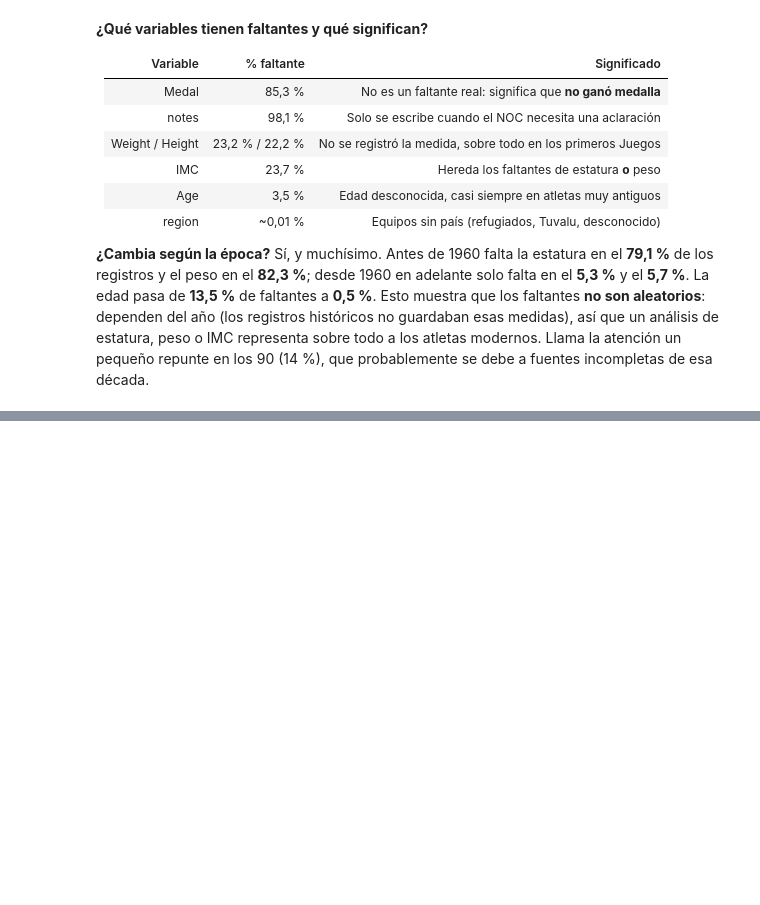
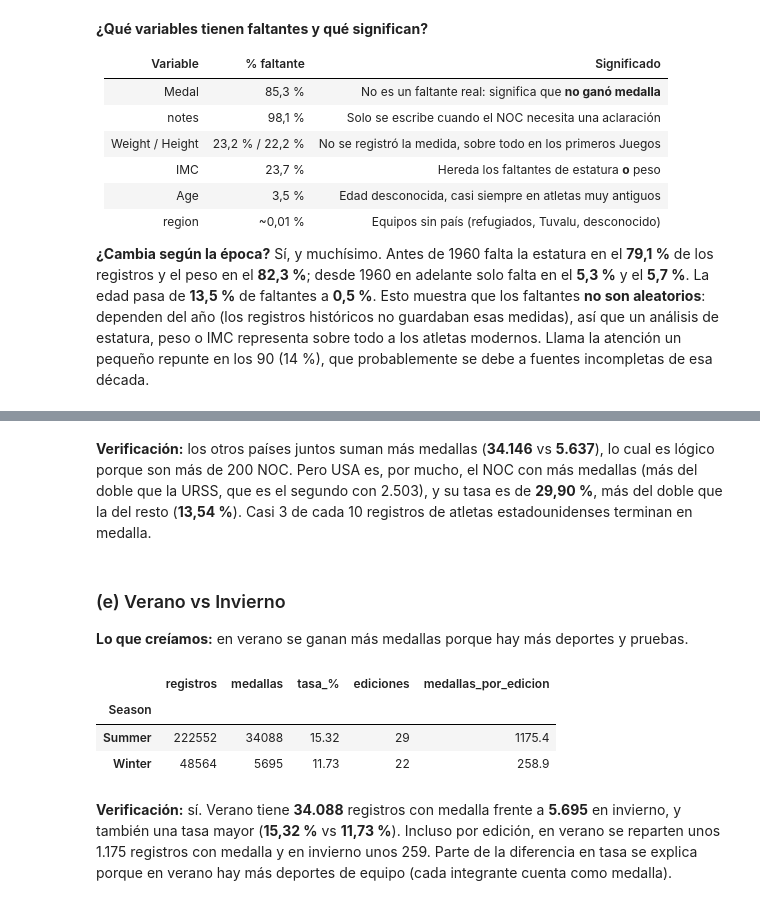
Before and after one commit to jjacxx14/taller-pandas-olimpiadas-grupoJJ, a Jupyter notebook: notebooks/proyecto_olimpiadas.ipynb, the cells around one changed output, grey strips where cells are left out. Saved outputs shown, nothing was run; the diff lists cells and outputs as text; code cells hidden in the pictures; blank space fills up the shorter version.

```diff
--- a/notebooks/proyecto_olimpiadas.ipynb
+++ b/notebooks/proyecto_olimpiadas.ipynb
@@ -453,0 +509,6 @@ falt_epoca
+# %%
+# Función auxiliar: conteo de registros, medallas y tasa de medalla por grupo
+def tasa_medalla(data, columna):
+    tabla = data.groupby(columna)["medalla"].agg(registros="count", medallas="sum")
+    tabla["tasa_%"] = (100 * tabla["medallas"] / tabla["registros"]).round(2)
+    return tabla
@@ -453,0 +590,19 @@ falt_epoca
+# %% [markdown]
+**Verificación:** los otros países juntos suman más medallas (**34.146** vs **5.637**), lo cual es lógico porque son más de 200 NOC. Pero USA es, por mucho, el NOC con más medallas (más del doble que la URSS, que es el segundo con 2.503), y su tasa es de **29,90 %**, más del doble que la del resto (**13,54 %**). Casi 3 de cada 10 registros de atletas estadounidenses terminan en medalla.
+# %% [markdown]
+### (e) Verano vs Invierno
+**Lo que creíamos:** en verano se ganan más medallas porque hay más deportes y pruebas.
+# %%
+# Punto 10e: Verano vs Invierno
+t10e = tasa_medalla(df, "Season")
+t10e["ediciones"] = df.groupby("Season")["Games"].nunique()
+t10e["medallas_por_edicion"] = (t10e["medallas"] / t10e["ediciones"]).round(1)
+t10e.to_csv(f"{TABLAS}/p10e_medallas_por_temporada.csv")
+t10e
+# %% [output]
+|  | registros | medallas | tasa_% | ediciones | medallas_por_edicion |
+| Season |  |  |  |  |  |
+| Summer | 222552 | 34088 | 15.32 | 29 | 1175.4 |
+| Winter | 48564 | 5695 | 11.73 | 22 | 258.9 |
+# %% [markdown]
+**Verificación:** sí. Verano tiene **34.088** registros con medalla frente a **5.695** en invierno, y también una tasa mayor (**15,32 %** vs **11,73 %**). Incluso por edición, en verano se reparten unos 1.175 registros con medalla y en invierno unos 259. Parte de la diferencia en tasa se explica porque en verano hay más deportes de equipo (cada integrante cuenta como medalla).
```
Also changed, not shown: parts of 27 cells of this notebook, 5 other files.
